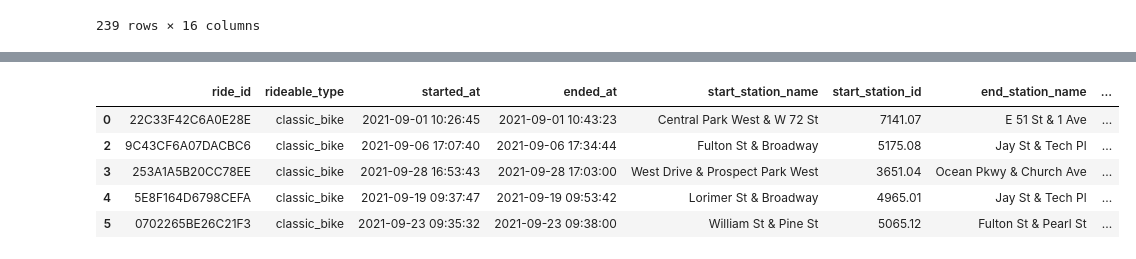
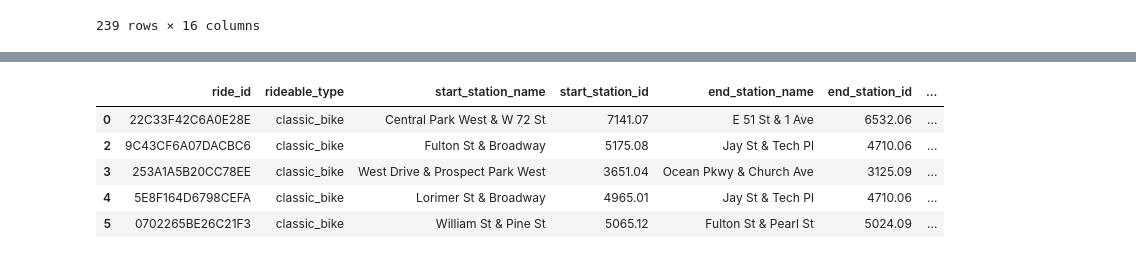
Before and after one commit to KatherineH-cls/Tableau-challenge, a Jupyter notebook: citibike/Analysis/citibike_cleandata.ipynb, the cells around one changed output, grey strips where cells are left out. Drawn from its saved outputs; the diff is of its cells as text; code cells hidden in the pictures.

```diff
--- a/citibike/Analysis/citibike_cleandata.ipynb
+++ b/citibike/Analysis/citibike_cleandata.ipynb
@@ -167,4 +164,4 @@ bike_data.groupby("rideable_type").count()
 
 # electric_bike trips are not real and were dropped from dataset when removing null rows#
 # remove electric bike trips from dataset
-# bike_data = bike_data[bike_data.rideable_type != "electric_bike"]
+bike_data = bike_data[bike_data.rideable_type != "electric_bike"]
@@ -189,18 +176,5 @@ bike_data.groupby("rideable_type").count()
 # %%
 # calculate trip distance
-
-# convert lat and lng to radians
-# bike_data["start_lat_rad"] = np.radians(bike_data.start_lat)
-# bike_data["start_lng_rad"] = np.radians(bike_data.start_lng)
-# bike_data["end_lat_rad"] = np.radians(bike_data.end_lat)
-# bike_data["end_lng_rad"] = np.radians(bike_data.end_lng)
-
-# get metrics from scipy
-# dist = DistanceMetric.get_metric('haversine')
-
-# bike_data["distance"] = distance.distance(([bike_data["start_lat"], bike_data["start_lng"]]), ([bike_data["end_lat"], bike_data["end_lng"]])).miles
-
-# shark_wa_region["region"] = shark_wa_region.lat.apply(lambda x: "Northern" if x>-31.5471024260016 else ("Metro" if x> -32.6343558722623 else "Southern"))
 
 # haversine function taken from this page https://stackoverflow.com/questions/29545704/fast-haversine-approximation-python-pandas/29546836#29546836
 def haversine_np(lon1, lat1, lon2, lat2):
@@ -219,7 +193,7 @@ def haversine_np(lon1, lat1, lon2, lat2):
     a = np.sin(dlat/2.0)**2 + np.cos(lat1) * np.cos(lat2) * np.sin(dlon/2.0)**2
 
     c = 2 * np.arcsin(np.sqrt(a))
-    km = 3798 * c #6367 for km
-    return km
+    mi = 3798 * c #6367 for km
+    return mi
 
 bike_data['distance_mi'] = haversine_np(bike_data["start_lng"],bike_data["start_lat"],bike_data["end_lng"],bike_data["end_lat"]).round(2)
@@ -240,0 +200,3 @@ Name: distance_mi, Length: 3264250, dtype: float64
+# %%
+# drop start at and end at columns
+bike_data = bike_data.drop(columns = ["started_at", "ended_at"], axis = 1)
@@ -240,0 +207,3 @@ Name: distance_mi, Length: 3264250, dtype: float64
+# %%
+# extract date portion of datetime
+classic["start_date"] = pd.to_datetime(classic.start).dt.normalize()
@@ -241,11 +241,11 @@ Name: distance_mi, Length: 3264250, dtype: float64
 # %%
-bike_data.head()
+classic.head()
 # %% [output]
-|  | ride_id | rideable_type | started_at | ended_at | start_station_name | start_station_id | end_station_name | ... |
-| 0 | 22C33F42C6A0E28E | classic_bike | 2021-09-01 10:26:45 | 2021-09-01 10:43:23 | Central Park West & W 72 St | 7141.07 | E 51 St & 1 Ave | ... |
-| 2 | 9C43CF6A07DACBC6 | classic_bike | 2021-09-06 17:07:40 | 2021-09-06 17:34:44 | Fulton St & Broadway | 5175.08 | Jay St & Tech Pl | ... |
-| 3 | 253A1A5B20CC78EE | classic_bike | 2021-09-28 16:53:43 | 2021-09-28 17:03:00 | West Drive & Prospect Park West | 3651.04 | Ocean Pkwy & Church Ave | ... |
-| 4 | 5E8F164D6798CEFA | classic_bike | 2021-09-19 09:37:47 | 2021-09-19 09:53:42 | Lorimer St & Broadway | 4965.01 | Jay St & Tech Pl | ... |
-| 5 | 0702265BE26C21F3 | classic_bike | 2021-09-23 09:35:32 | 2021-09-23 09:38:00 | William St & Pine St | 5065.12 | Fulton St & Pearl St | ... |
+|  | ride_id | rideable_type | start_station_name | start_station_id | end_station_name | end_station_id | ... |
+| 0 | 22C33F42C6A0E28E | classic_bike | Central Park West & W 72 St | 7141.07 | E 51 St & 1 Ave | 6532.06 | ... |
+| 2 | 9C43CF6A07DACBC6 | classic_bike | Fulton St & Broadway | 5175.08 | Jay St & Tech Pl | 4710.06 | ... |
+| 3 | 253A1A5B20CC78EE | classic_bike | West Drive & Prospect Park West | 3651.04 | Ocean Pkwy & Church Ave | 3125.09 | ... |
+| 4 | 5E8F164D6798CEFA | classic_bike | Lorimer St & Broadway | 4965.01 | Jay St & Tech Pl | 4710.06 | ... |
+| 5 | 0702265BE26C21F3 | classic_bike | William St & Pine St | 5065.12 | Fulton St & Pearl St | 5024.09 | ... |
 # %%
 # export table
```
Also changed, not shown: parts of 12 cells of this notebook.
